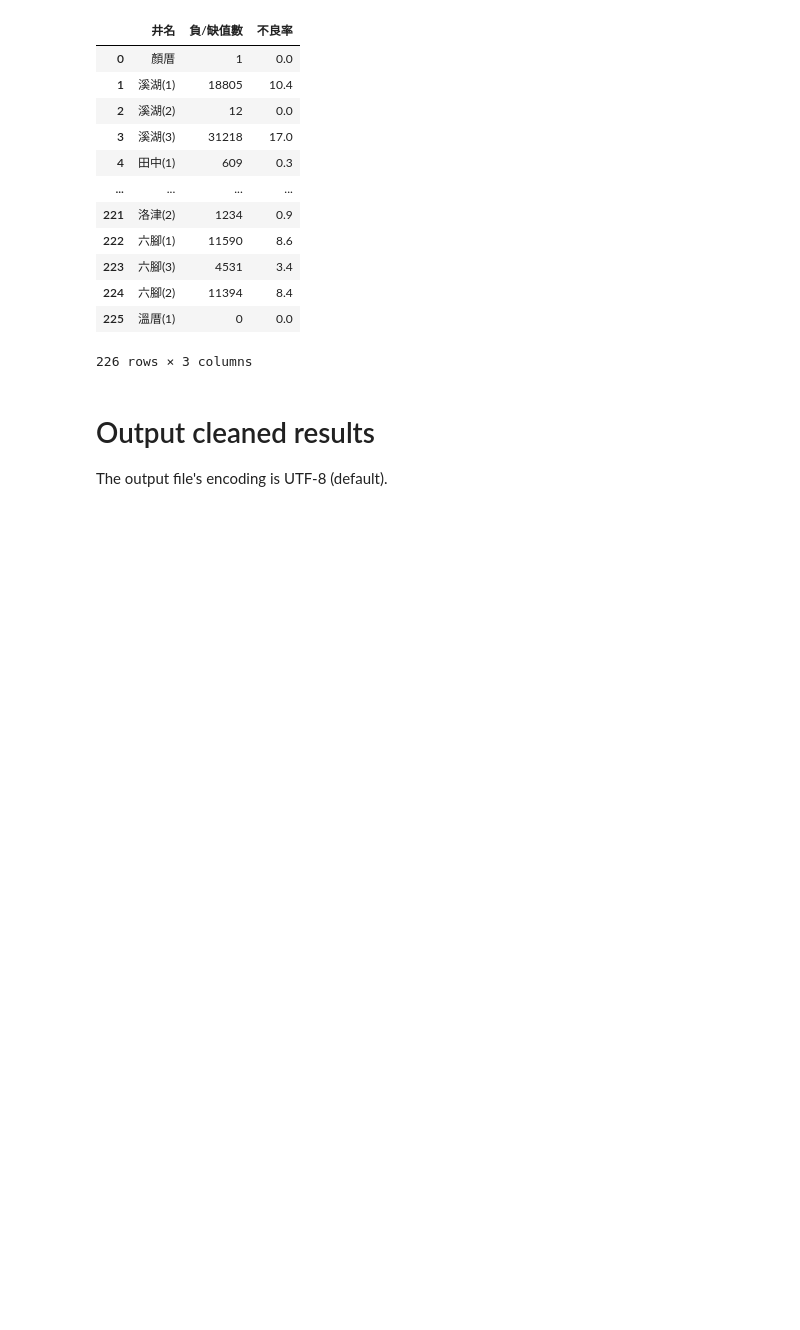
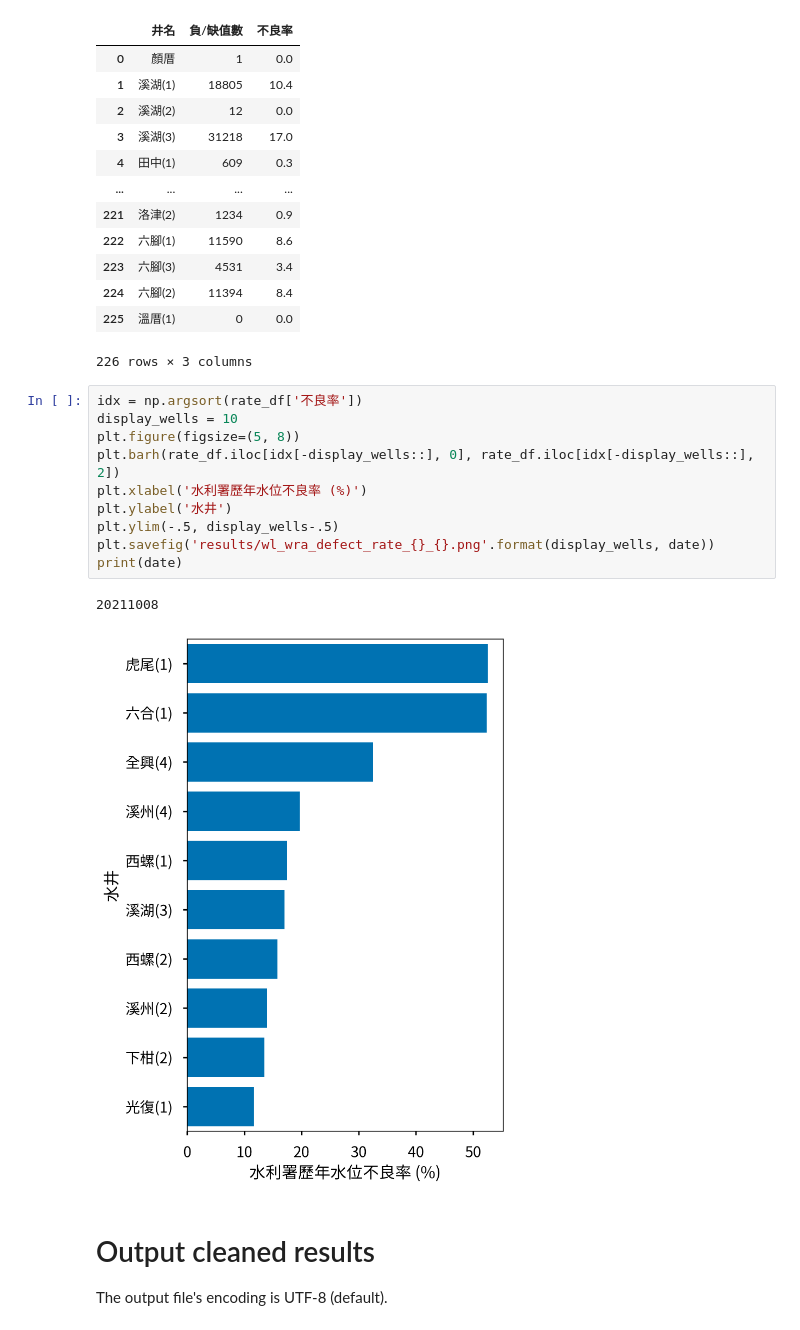
Before and after one commit to dispink/GW_NCDR, a Jupyter notebook: build_database_02.ipynb, the cells around one changed output. Saved outputs shown, nothing was run; the diff lists cells and outputs as text; blank space fills up the shorter version.

Commit message:
Visualize the defect rate
Output: results/wl_wra_defect_rate_10_20211008.png
	modified:   build_database_02.ipynb

```diff
--- a/build_database_02.ipynb
+++ b/build_database_02.ipynb
@@ -459,6 +459,19 @@ rate_df
 | 224 | 六腳(2) | 11394 | 8.4 |
 | 225 | 溫厝(1) | 0 | 0.0 |
 226 rows × 3 columns
+# %%
+idx = np.argsort(rate_df['不良率'])
+display_wells = 10
+plt.figure(figsize=(5, 8))
+plt.barh(rate_df.iloc[idx[-display_wells::], 0], rate_df.iloc[idx[-display_wells::], 2])
+plt.xlabel('水利署歷年水位不良率 (%)')
+plt.ylabel('水井')
+plt.ylim(-.5, display_wells-.5)
+plt.savefig('results/wl_wra_defect_rate_{}_{}.png'.format(display_wells, date))
+print(date)
+# %% [output]
+20211008
+[figure, added]
 # %% [markdown]
 # Output cleaned results
 The output file's encoding is UTF-8 (default).
```
Also changed, not shown: parts of 1 cell of this notebook.
